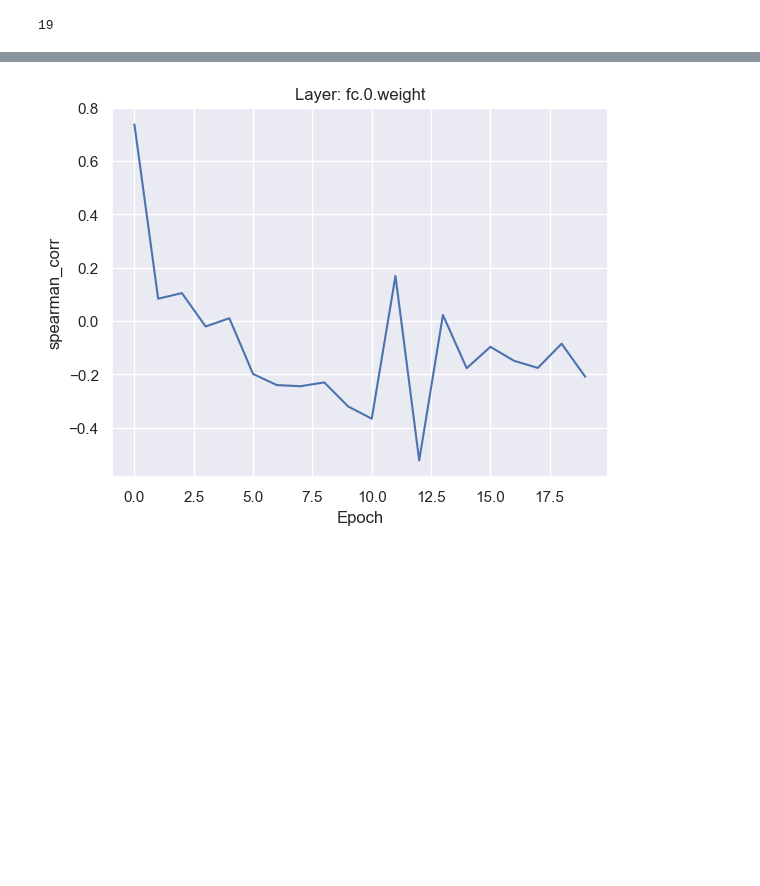
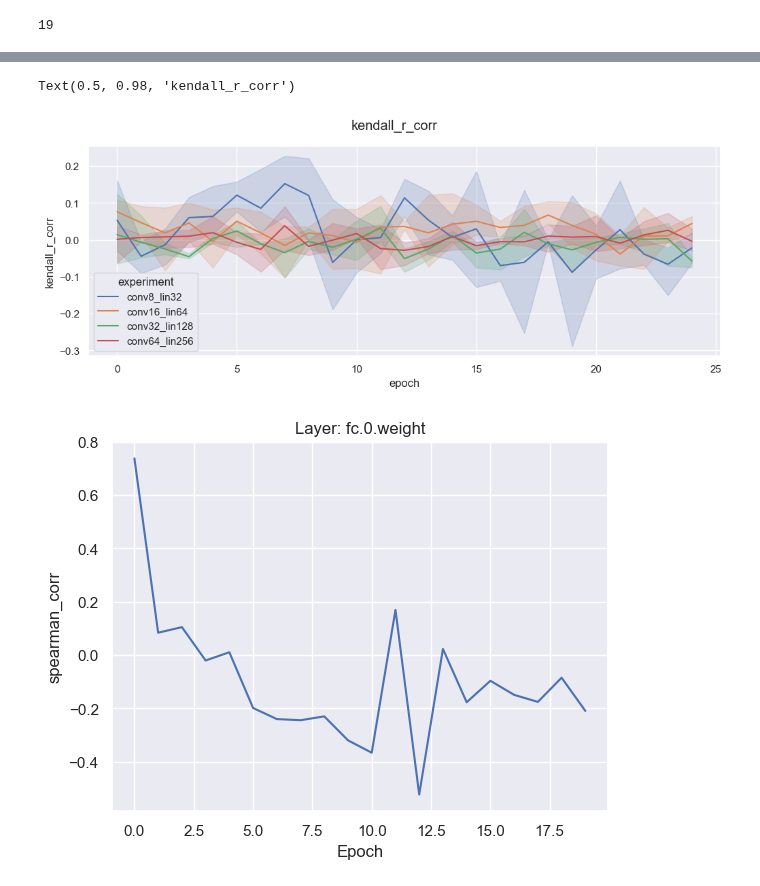
Before and after one commit to mariusdgm/minatar_work, a Jupyter notebook: experiments/pruning/pruning_redo.ipynb, the cells around one changed output, grey strips where cells are left out. Saved outputs shown, nothing was run; the diff lists cells and outputs as text; code cells hidden in the pictures; blank space fills up the shorter version.

Commit message:
made first plot with aggregated vs analysis

```diff
--- a/experiments/pruning/pruning_redo.ipynb
+++ b/experiments/pruning/pruning_redo.ipynb
@@ -167,0 +173,10 @@ res.iloc[0:10]
+# %%
+exp_analysis_results = []
+
+for exp_paths in experiment_paths:
+    exp_analysis_results.append(compare_redo_pruning(exp_paths))
+
+
+# concatenate the dataframes vertically
+df_res = pd.concat(exp_analysis_results)
+df_res
@@ -203,3 +211,21 @@ for layer, data in grouped_df:
+# %%
+# metric_col = 'pearson_corr'
+# metric_col = 'spearman_r_corr'
+metric_col = 'kendall_r_corr'
+# %%
+experiment_order = ['conv8_lin32', 'conv16_lin64', 'conv32_lin128', 'conv64_lin256']
+
+# Compute the average metric between the seeds for each experiment
+avg_df = df_res.groupby(['env', 'experiment', 'epoch']).mean().reset_index()
+
+fig, ax = plt.subplots(figsize=(12, 4))
+
+sns.lineplot(avg_df, x="epoch", y=metric_col, hue='experiment', hue_order = experiment_order, ax = ax)
+
+fig.suptitle(metric_col)
+# %% [output]
+Text(0.5, 0.98, 'kendall_r_corr')
+[figure, added]
 # %%
 results_df = compare_redo_pruning(experiment_paths[1])
 
```
Also changed, not shown: parts of 6 cells of this notebook.
